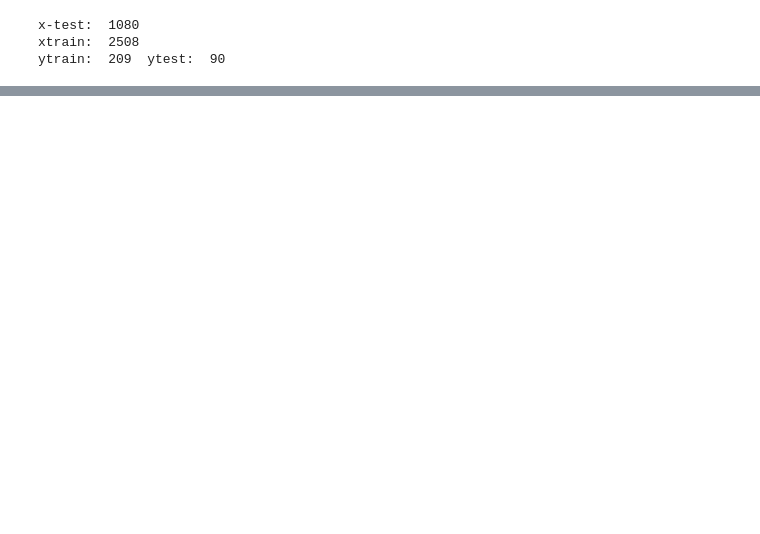
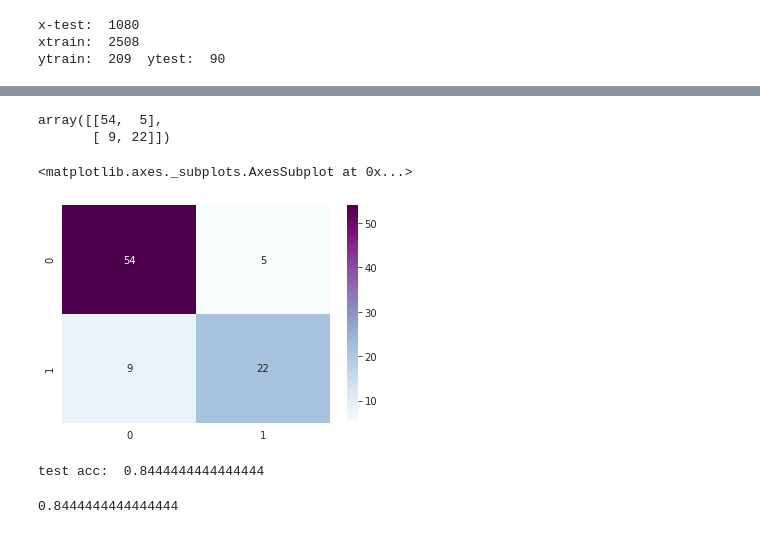
Before and after one commit to delta12kilo/mL_Heart, a Jupyter notebook: heart.ipynb, the cells around one changed output, grey strips where cells are left out. Cells and saved outputs as stored; diff of their text form; code cells hidden in the pictures; blank space fills up the shorter version.

Commit message:
model done

```diff
--- a/heart.ipynb
+++ b/heart.ipynb
@@ -195,0 +198,5 @@ ytrain:  209  ytest:  90
+# %%
+from sklearn.linear_model import LogisticRegression
+lr = LogisticRegression()
+model1 = lr.fit(X_train,y_train)
+prediction1 = model1.predict(X_test)
@@ -195,0 +211,27 @@ ytrain:  209  ytest:  90
+# %%
+from sklearn.metrics import confusion_matrix
+
+cm = confusion_matrix(y_test,prediction1)
+# %%
+cm
+# %% [output]
+array([[54,  5],
+       [ 9, 22]])
+# %%
+sns.heatmap(cm,annot=True,cmap='BuPu')
+# %% [output]
+<matplotlib.axes._subplots.AxesSubplot at 0x...>
+[figure, added]
+# %%
+tp = cm[0][0]
+tn = cm[1][1]
+fn = cm[1][0]
+fp = cm[0][1]
+print('test acc: ',(tp+tn)/(tp+tn+fn+fp))
+# %% [output]
+test acc:  0.8444444444444444
+# %%
+from sklearn.metrics import accuracy_score
+accuracy_score(y_test,prediction1)
+# %% [output]
+0.8444444444444444
```
Also changed, not shown: parts of 22 cells of this notebook.
